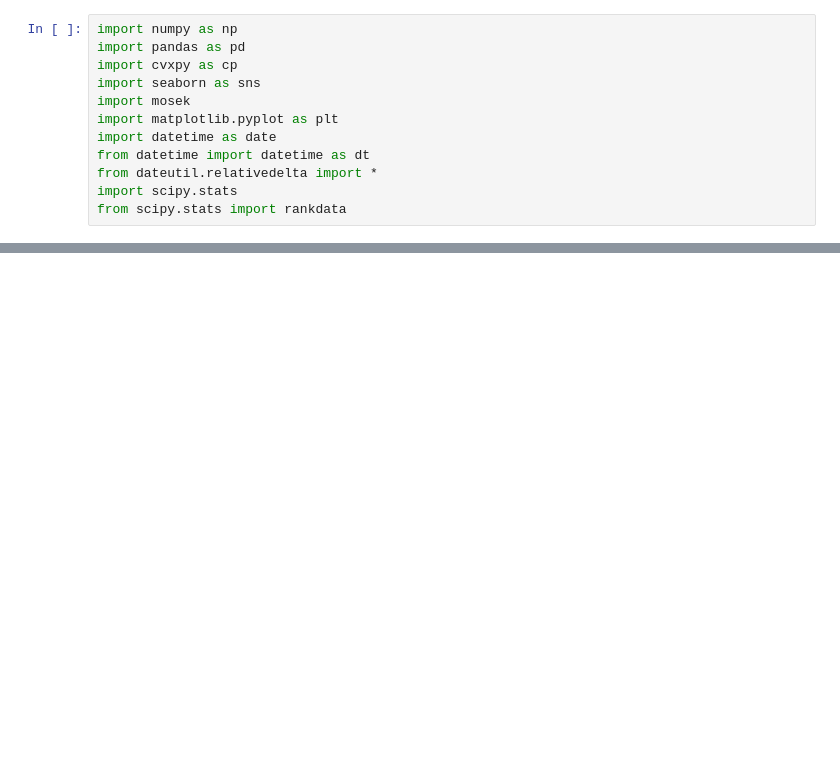
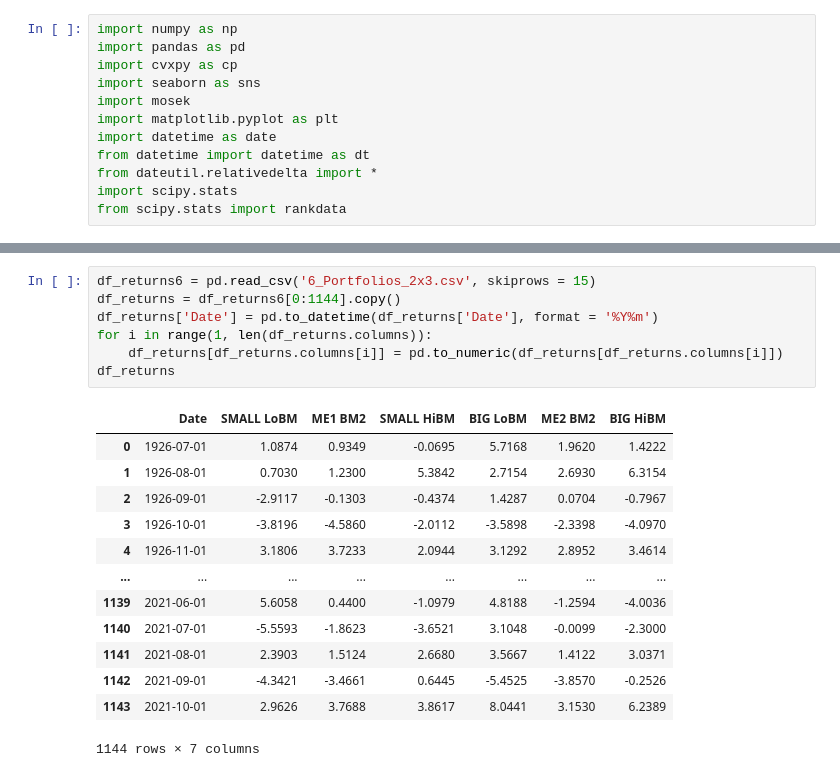
Before and after one commit to GuanJinNL/Robust_Optimization_Risk_Measures, a Jupyter notebook: affine_h.ipynb, the cells around one changed output, grey strips where cells are left out. Cells and saved outputs as stored; diff of their text form; blank space fills up the shorter version.

```diff
--- a/affine_h.ipynb
+++ b/affine_h.ipynb
@@ -52,0 +511,21 @@ def pw_affine_approx(eps,r):
+# %%
+df_returns6 = pd.read_csv('6_Portfolios_2x3.csv', skiprows = 15)
+df_returns = df_returns6[0:1144].copy()
+df_returns['Date'] = pd.to_datetime(df_returns['Date'], format = '%Y%m')
+for i in range(1, len(df_returns.columns)):
+    df_returns[df_returns.columns[i]] = pd.to_numeric(df_returns[df_returns.columns[i]])
+df_returns
+# %% [output]
+|  | Date | SMALL LoBM | ME1 BM2 | SMALL HiBM | BIG LoBM | ME2 BM2 | BIG HiBM |
+| 0 | 1926-07-01 | 1.0874 | 0.9349 | -0.0695 | 5.7168 | 1.9620 | 1.4222 |
+| 1 | 1926-08-01 | 0.7030 | 1.2300 | 5.3842 | 2.7154 | 2.6930 | 6.3154 |
+| 2 | 1926-09-01 | -2.9117 | -0.1303 | -0.4374 | 1.4287 | 0.0704 | -0.7967 |
+| 3 | 1926-10-01 | -3.8196 | -4.5860 | -2.0112 | -3.5898 | -2.3398 | -4.0970 |
+| 4 | 1926-11-01 | 3.1806 | 3.7233 | 2.0944 | 3.1292 | 2.8952 | 3.4614 |
+| ... | ... | ... | ... | ... | ... | ... | ... |
+| 1139 | 2021-06-01 | 5.6058 | 0.4400 | -1.0979 | 4.8188 | -1.2594 | -4.0036 |
+| 1140 | 2021-07-01 | -5.5593 | -1.8623 | -3.6521 | 3.1048 | -0.0099 | -2.3000 |
+| 1141 | 2021-08-01 | 2.3903 | 1.5124 | 2.6680 | 3.5667 | 1.4122 | 3.0371 |
+| 1142 | 2021-09-01 | -4.3421 | -3.4661 | 0.6445 | -5.4525 | -3.8570 | -0.2526 |
+| 1143 | 2021-10-01 | 2.9626 | 3.7688 | 3.8617 | 8.0441 | 3.1530 | 6.2389 |
+1144 rows × 7 columns
```
Also changed, not shown: parts of 48 cells of this notebook, 28 other files.
